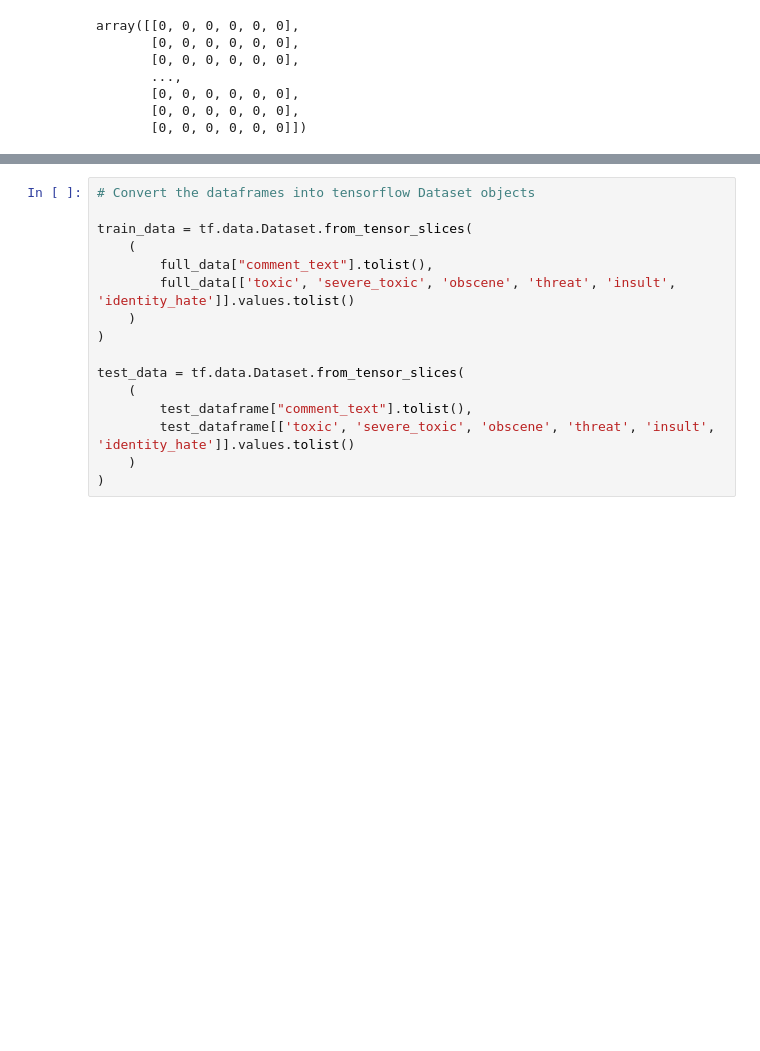
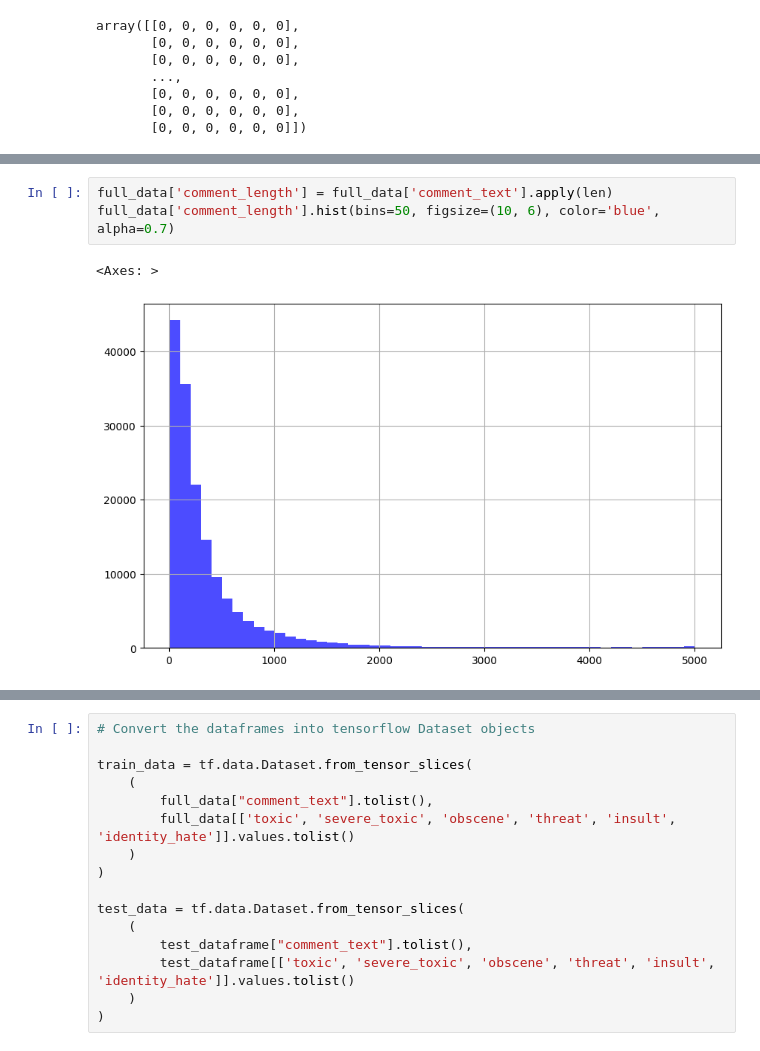
Before and after one commit to Pointbreak82/Toxic-Comment-2, a Jupyter notebook: Toxic_Classifier.ipynb, the cells around one changed output, grey strips where cells are left out. Cells and saved outputs as stored; diff of their text form; blank space fills up the shorter version.

```diff
--- a/Toxic_Classifier.ipynb
+++ b/Toxic_Classifier.ipynb
@@ -112,0 +118,6 @@ array([[0, 0, 0, 0, 0, 0],
+# %%
+full_data['comment_length'] = full_data['comment_text'].apply(len)
+full_data['comment_length'].hist(bins=50, figsize=(10, 6), color='blue', alpha=0.7)
+# %% [output]
+<Axes: >
+[figure, added]
```
Also changed, not shown: parts of 10 cells of this notebook.
